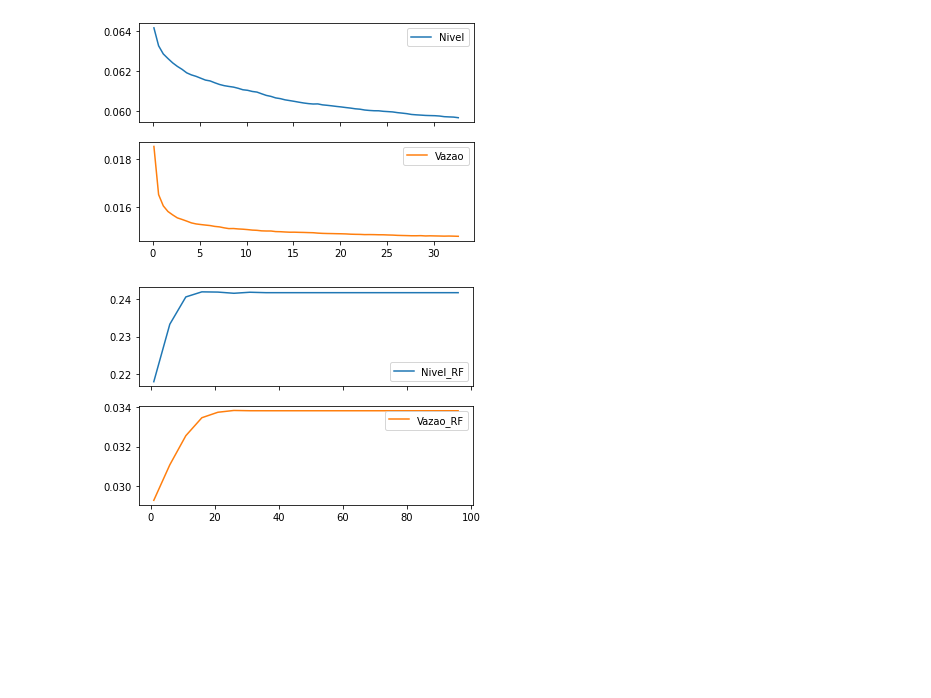
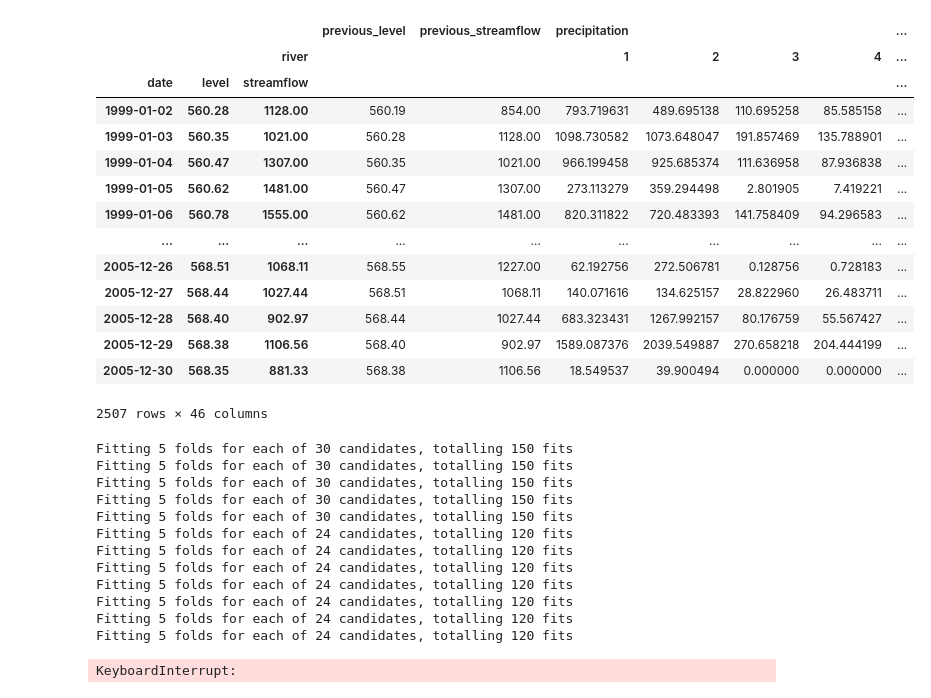
Before and after one commit to brunotvs/po233_project, a Jupyter notebook: source/Notebook.ipynb, the cells around one changed output. Saved outputs shown, nothing was run; the diff lists cells and outputs as text; code cells hidden in the pictures; blank space fills up the shorter version.

```diff
--- a/source/Notebook.ipynb
+++ b/source/Notebook.ipynb
@@ -139,9 +22,0 @@ for i in np.arange(0.1, 33, 0.5):
-# %%
-results = results[results != 0]
-results2 = results2[results2 != 0]
-
-df = pd.DataFrame({'Nivel': results, 'Vazao': results2},
-                  index=np.arange(0.1, 33, 0.5))
-lines = df.plot.line(subplots=True)
-# %% [output]
-[figure, removed]
@@ -171,11 +23,39 @@ for i in np.arange(1, 100, 5):
-# %%
-results3 = results3[results3 != 0]
-results4 = results4[results4 != 0]
-
-results3
-
-df = pd.DataFrame({'Nivel_RF': results3, 'Vazao_RF': results4},
-                  index=np.arange(1, 100, 5))
-lines = df.plot.line(subplots=True)
-# %% [output]
-[figure, removed]
+# %%
+import pandas
+RawDataFrame = pandas.read_sql(query, session.bind)
+# %%
+# DataFrame consolidado porém com os atributos para cada rio posicionados em uma diferente coluna
+ConsolidatedDataFrame = (
+    RawDataFrame.
+    groupby(['date', 'river', 'level', 'streamflow']).
+    agg({
+        'precipitation': 'sum',
+        'evaporation': 'sum',
+        'temperature': 'mean',
+        'surface_runoff':'mean',
+    }).
+    reset_index().
+    pivot(index=["date", 'level', 'streamflow'], columns="river")
+)
+
+ConsolidatedDataFrame.insert(0,'previous_streamflow', pandas.DataFrame(ConsolidatedDataFrame.index.get_level_values('streamflow')).shift(1).values)
+ConsolidatedDataFrame.insert(0,'previous_level', pandas.DataFrame(ConsolidatedDataFrame.index.get_level_values('level')).shift(1).values)
+
+ConsolidatedDataFrame = ConsolidatedDataFrame.dropna()
+ConsolidatedDataFrame
+# %% [output]
+|  |  |  | previous_level | previous_streamflow | precipitation |  |  |  | ... |
+|  |  | river |  |  | 1 | 2 | 3 | 4 | ... |
+| date | level | streamflow |  |  |  |  |  |  | ... |
+| 1999-01-02 | 560.28 | 1128.00 | 560.19 | 854.00 | 793.719631 | 489.695138 | 110.695258 | 85.585158 | ... |
+| 1999-01-03 | 560.35 | 1021.00 | 560.28 | 1128.00 | 1098.730582 | 1073.648047 | 191.857469 | 135.788901 | ... |
+| 1999-01-04 | 560.47 | 1307.00 | 560.35 | 1021.00 | 966.199458 | 925.685374 | 111.636958 | 87.936838 | ... |
+| 1999-01-05 | 560.62 | 1481.00 | 560.47 | 1307.00 | 273.113279 | 359.294498 | 2.801905 | 7.419221 | ... |
+| 1999-01-06 | 560.78 | 1555.00 | 560.62 | 1481.00 | 820.311822 | 720.483393 | 141.758409 | 94.296583 | ... |
+| ... | ... | ... | ... | ... | ... | ... | ... | ... | ... |
+| 2005-12-26 | 568.51 | 1068.11 | 568.55 | 1227.00 | 62.192756 | 272.506781 | 0.128756 | 0.728183 | ... |
+| 2005-12-27 | 568.44 | 1027.44 | 568.51 | 1068.11 | 140.071616 | 134.625157 | 28.822960 | 26.483711 | ... |
+| 2005-12-28 | 568.40 | 902.97 | 568.44 | 1027.44 | 683.323431 | 1267.992157 | 80.176759 | 55.567427 | ... |
+| 2005-12-29 | 568.38 | 1106.56 | 568.40 | 902.97 | 1589.087376 | 2039.549887 | 270.658218 | 204.444199 | ... |
+| 2005-12-30 | 568.35 | 881.33 | 568.38 | 1106.56 | 18.549537 | 39.900494 | 0.000000 | 0.000000 | ... |
+2507 rows × 46 columns
@@ -181,0 +167,21 @@ lines = df.plot.line(subplots=True)
+# %%
+from sklearn.model_selection import cross_val_score
+
+result_level = {}
+for alg, clf in algorithms.items():
+    result_level[alg] = cross_val_score(clf, ConsolidatedDataFrame, ConsolidatedDataFrame.index.get_level_values('level'))
+    result_level['target'] = 'level'
+# %% [output]
+Fitting 5 folds for each of 30 candidates, totalling 150 fits
+Fitting 5 folds for each of 30 candidates, totalling 150 fits
+Fitting 5 folds for each of 30 candidates, totalling 150 fits
+Fitting 5 folds for each of 30 candidates, totalling 150 fits
+Fitting 5 folds for each of 30 candidates, totalling 150 fits
+Fitting 5 folds for each of 24 candidates, totalling 120 fits
+Fitting 5 folds for each of 24 candidates, totalling 120 fits
+Fitting 5 folds for each of 24 candidates, totalling 120 fits
+Fitting 5 folds for each of 24 candidates, totalling 120 fits
+Fitting 5 folds for each of 24 candidates, totalling 120 fits
+Fitting 5 folds for each of 24 candidates, totalling 120 fits
+Fitting 5 folds for each of 24 candidates, totalling 120 fits
+KeyboardInterrupt:
```
Also changed, not shown: parts of 16 cells of this notebook, 10 other files.
